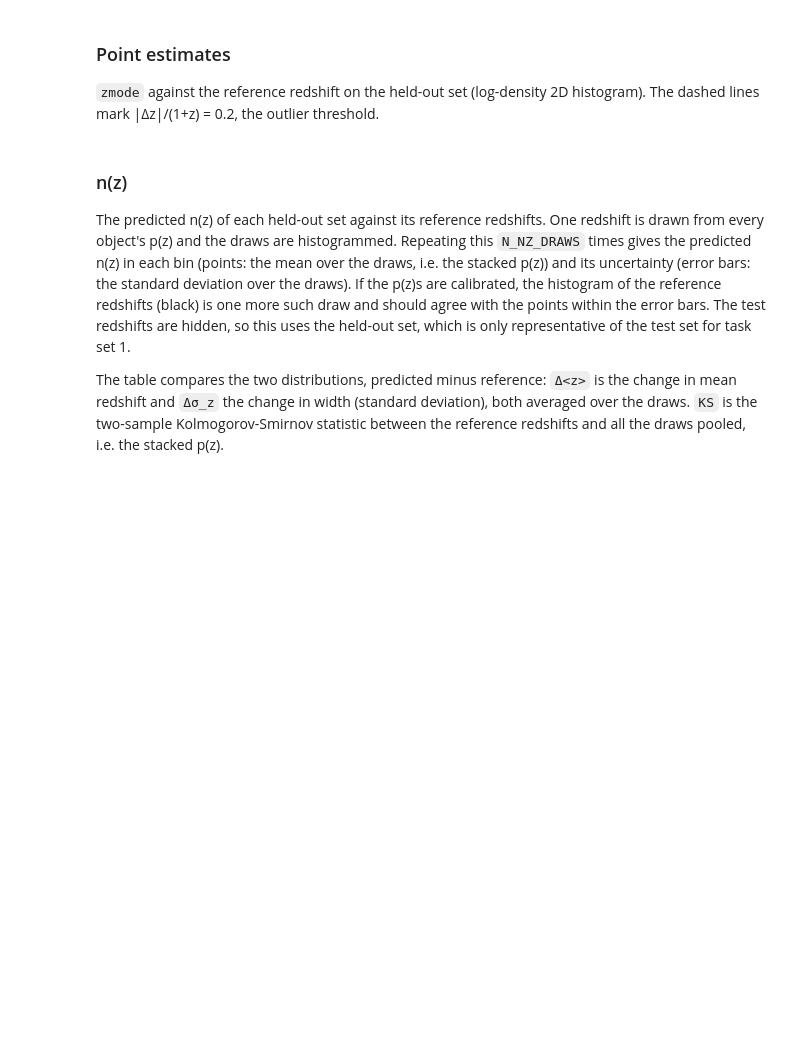
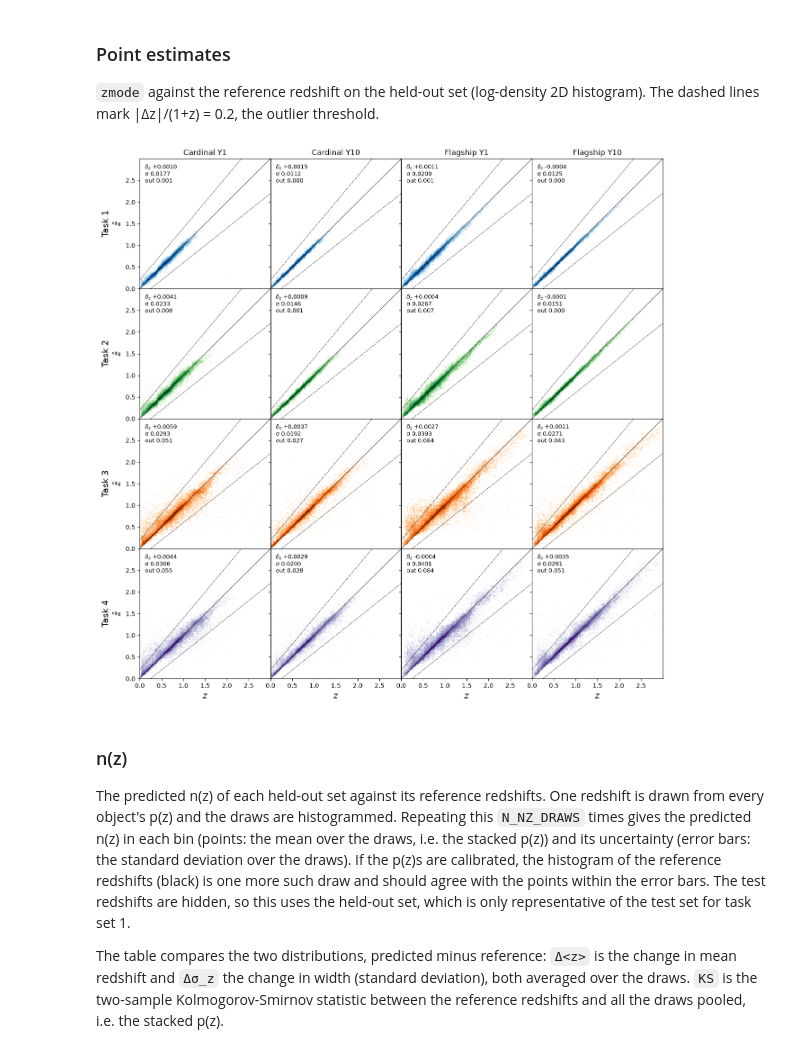
Before and after one commit to JaimeRZP/mlpz_cnn_deepset, a Jupyter notebook: pz_challenge_results.ipynb, the cells around one changed output. Saved outputs shown, nothing was run; the diff lists cells and outputs as text; code cells hidden in the pictures; blank space fills up the shorter version.

```diff
--- a/pz_challenge_results.ipynb
+++ b/pz_challenge_results.ipynb
@@ -290,32 +329,34 @@ plt.show()
 # %%
 from matplotlib.colors import LogNorm
 
 zb = np.linspace(0, 3, 121)
 fig, axes = plt.subplots(4, 4, figsize=(15, 15), sharex=True, sharey=True, gridspec_kw=dict(hspace=0, wspace=0))
 for row, taskset in enumerate(TASKSETS):
     for col, (sim, scenario) in enumerate(itertools.product(SIMS, SCENARIOS)):
         ax = axes[row, col]
         h = heldout[(taskset, sim, scenario)]
         ax.hist2d(h["z_ref"], h["zmode"], bins=[zb, zb], cmap=TASKSET_CMAPS[taskset], norm=LogNorm(), rasterized=True)
         ax.plot(zb, zb, color="k", lw=0.6)
         for sgn in (-1, 1):
             ax.plot(zb, zb + sgn * 0.2 * (1 + zb), color="k", lw=0.6, ls="--")
         v = table.loc[(taskset, sim, scenario)]
         ax.text(0.04, 0.96, f"$\\delta_z$ {v['mean']:+.4f}\nσ {v['std']:.4f}\nout {v['abs_outlier_rate']:.3f}",
                 transform=ax.transAxes, va="top", fontsize=9)
         if row == 0:
             ax.set_title(label(sim, scenario), fontsize=12)
         if col == 0:
-            ax.set_ylabel(f"TS{taskset}\n$\\hat{{z}}$")
+            ax.set_ylabel(f"Task {taskset}\n$\\hat{{z}}$")
         if row == 3:
             ax.set_xlabel("$z$")
 axes[0, 0].set_xlim(0, 3)
 axes[0, 0].set_ylim(0, 3)
 # ticks stop short of 3 so labels of neighbouring panels do not touch
 axes[0, 0].set_xticks(np.arange(0, 3, 0.5))
 axes[0, 0].set_yticks(np.arange(0, 3, 0.5))
 save(fig, "zphot_vs_zref")
 plt.show()
+# %% [output]
+[figure, added]
 # %% [markdown]
 ### n(z)
 
```
Also changed, not shown: parts of 7 cells of this notebook.
